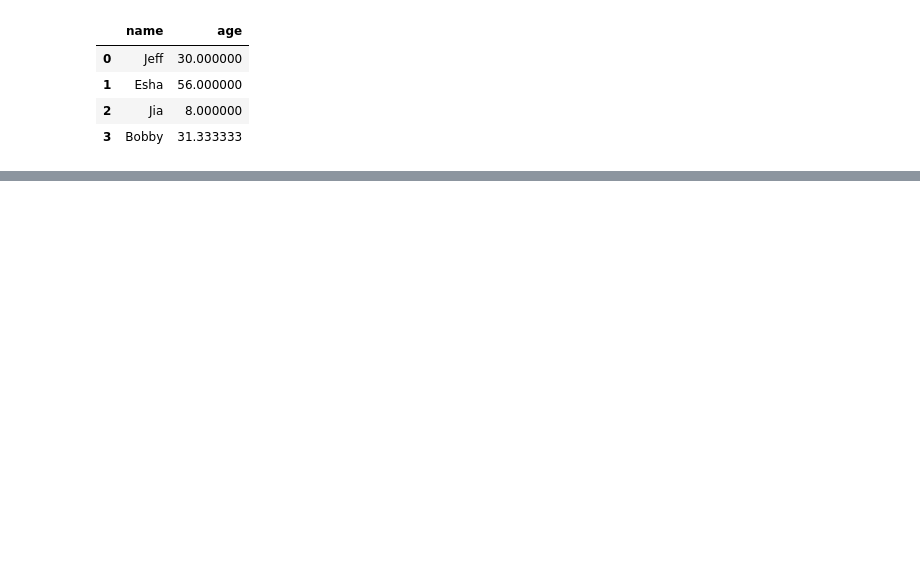
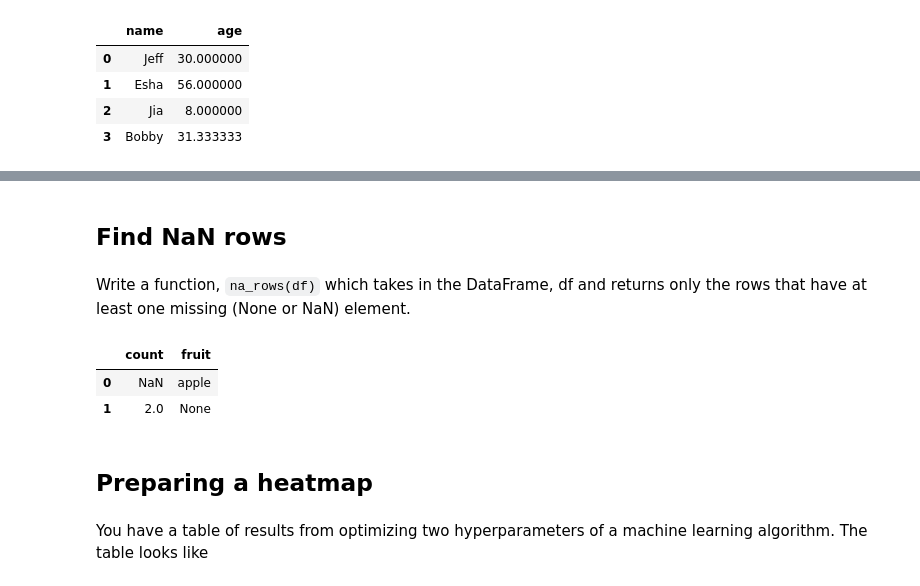
Before and after one commit to agolovini/python-warm-up, a Jupyter notebook: pandaspractice_com.ipynb, the cells around one changed output, grey strips where cells are left out. Drawn from its saved outputs; the diff is of its cells as text; code cells hidden in the pictures; blank space fills up the shorter version.

```diff
--- a/pandaspractice_com.ipynb
+++ b/pandaspractice_com.ipynb
@@ -276,0 +275,20 @@ melter(df)
+# %% [markdown]
+## Find NaN rows
+# %% [markdown]
+Write a function, `na_rows(df)` which takes in the DataFrame, df and returns only the rows that have at least one missing (None or NaN) element.
+# %%
+df = pd.DataFrame({'count': [np.NaN, 2, 3], 'fruit': ['apple', None, 95]})
+# %%
+def na_rows(df):
+  df = df[df.isna().any(axis=1)]
+  return df
+# %%
+na_rows(df)
+# %% [output]
+|  | count | fruit |
+| 0 | NaN | apple |
+| 1 | 2.0 | None |
+# %% [markdown]
+## Preparing a heatmap
+# %% [markdown]
+You have a table of results from optimizing two hyperparameters of a machine learning algorithm. The table looks like
```
Also changed, not shown: parts of 58 cells of this notebook.
